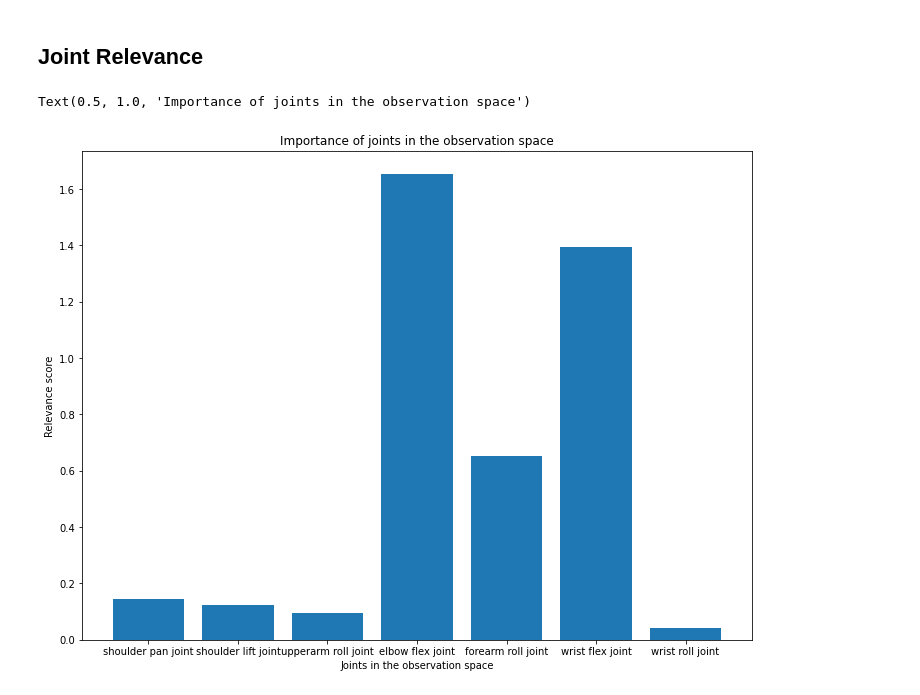
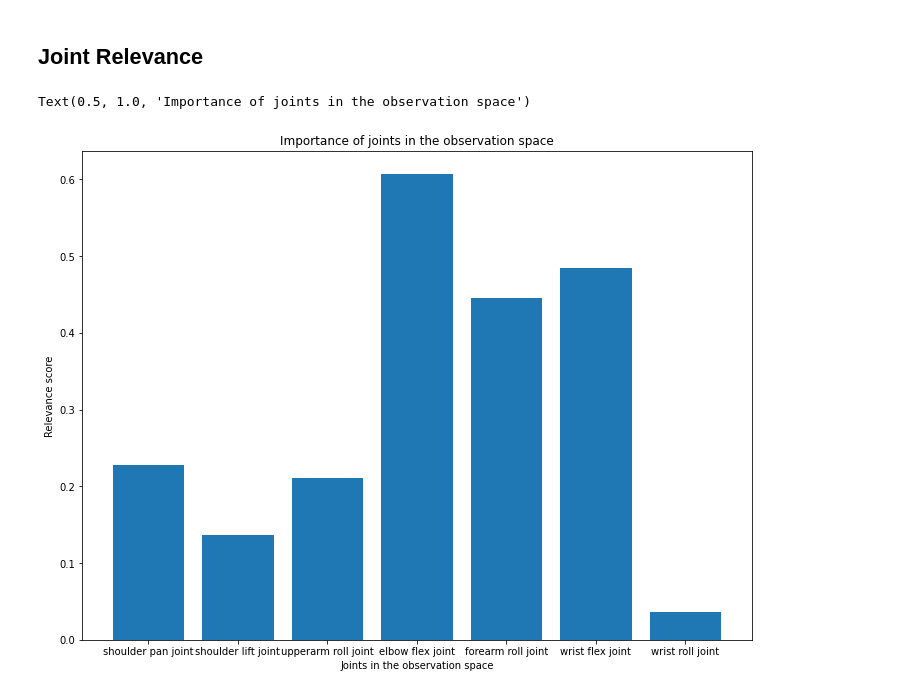
Before and after one commit to MehranTaghian/SAC_GCN, a Jupyter notebook: evaulate.ipynb, the cells around one changed output. Drawn from its saved outputs; the diff is of its cells as text; code cells hidden in the pictures.

```diff
--- a/evaulate.ipynb
+++ b/evaulate.ipynb
@@ -122,19 +123,24 @@ Text(0.5, 1.0, "Importance of robot's actions")
 ## Joint Relevance
 # %%
 # --------------- First method for calculating importance (without considering action importance)-----------
-# importance = np.abs(avg_edge_rel.T.mean(axis=0))
-# importance = np.abs(avg_edge_rel.T).mean(axis=0)
-importance = np.abs(edge_relevance.mean(axis=4).mean(axis=3).mean(axis=2).mean(axis=1))
+# joint_importance = np.abs(avg_edge_rel.T.mean(axis=0))
+joint_importance = np.abs(avg_edge_rel.T).mean(axis=0)
+# joint_importance = np.abs(edge_relevance.mean(axis=4).mean(axis=3).mean(axis=2).mean(axis=1))
 
 #---------------- Second method for calculating importance (w.r.t. action importance) ------------
-# importance = np.abs(np.abs(avg_edge_rel.mean(axis=0)).dot(avg_edge_rel.T))
-# importance /= np.max(importance)
+# joint_importance = np.abs(np.abs(avg_edge_rel.mean(axis=0)).dot(avg_edge_rel.T))
+# joint_importance /= np.max(importance)
+
+#---------------- Third Method for calculating joint importance -----------------
+# action_rel = edge_relevance.mean(axis=4).mean(axis=3).mean(axis=2).mean(axis=0)
+# joint_importance = np.abs(np.abs(action_rel).dot(avg_edge_rel.T))
+# joint_importance /= np.max(joint_importance)
 
 plt.figure(figsize=(12,9))
-plt.bar(joint_names, importance)
+plt.bar(joint_names, joint_importance)
 plt.xlabel('Joints in the observation space')
 plt.ylabel('Relevance score')
 plt.title('Importance of joints in the observation space')
 # %% [output]
 Text(0.5, 1.0, 'Importance of joints in the observation space')
-[figure, old version]
+[figure, new version]
```
Also changed, not shown: parts of 1 cell of this notebook.
